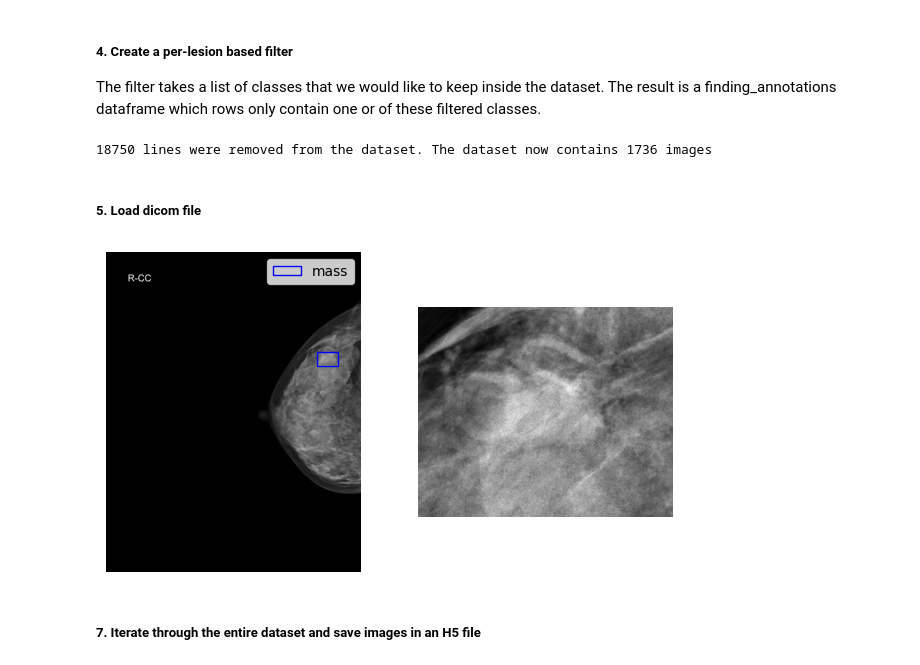
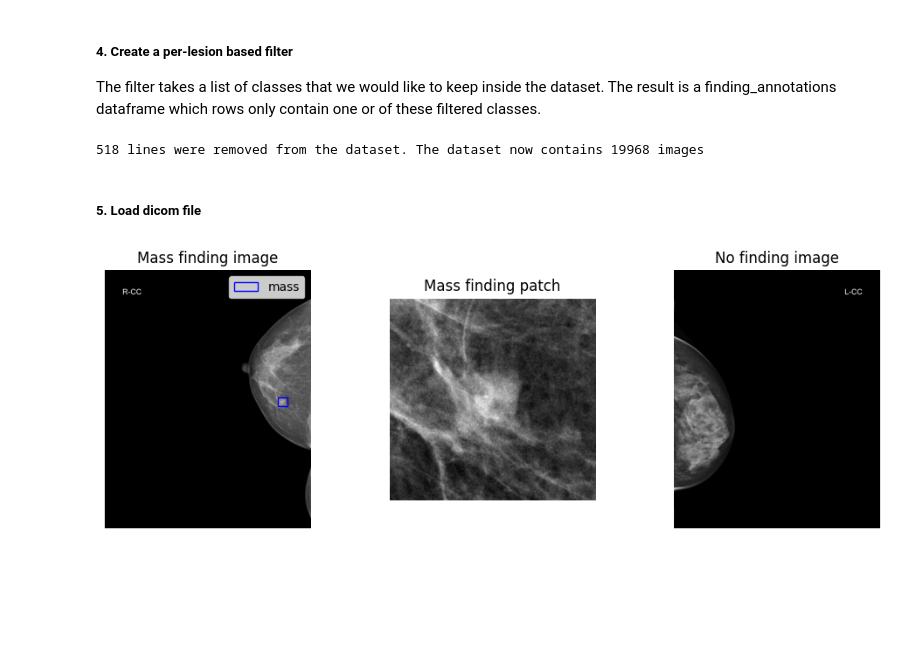
Before and after one commit to KP-AROB/AROB-VINDR, a Jupyter notebook: playground.ipynb, the cells around one changed output. Cells and saved outputs as stored; diff of their text form; code cells hidden in the pictures; blank space fills up the shorter version.

```diff
--- a/playground.ipynb
+++ b/playground.ipynb
@@ -146,7 +147,7 @@ All studies have defined finding categories, continuing ...
 The filter takes a list of classes that we would like to keep inside the dataset.
 The result is a finding_annotations dataframe which rows only contain one or of these filtered classes.
 # %%
-class_list = ['mass', 'suspicious_calcification', 'suspicious_lymph_node']
+class_list = ['mass', 'suspicious_calcification', 'suspicious_lymph_node', 'no_finding']
 
 def contains_all_classes(category_list, class_list):
     return any(cls in category_list for cls in class_list)
@@ -166,7 +167,7 @@ def replace_categories(df, column, target_categories):
 
 df_find = replace_categories(df_find, 'finding_categories', class_list)
 # %% [output]
-18750 lines were removed from the dataset. The dataset now contains 1736 images
+518 lines were removed from the dataset. The dataset now contains 19968 images
 # %% [markdown]
 ##### 5. Load dicom file
 # %%
@@ -192,33 +193,44 @@ def extract_patch(image, xmin, xmax, ymin, ymax, padding=100):
     ymin = max(0, ymin - padding)
     xmin = max(0, xmin - padding)
     ymax = min(image.shape[0], ymax + padding)
     xmax = min(image.shape[1], xmax + padding)
     return image[ymin:ymax, xmin:xmax]
 
 
-sample = df_find.iloc[29]
+sample = df_find[df_find['finding_categories'] == "mass"].iloc[0]
 sample_path = os.path.join(data_dir, 'images', sample['study_id'], sample['image_id'] + '.dicom')
 sample_img = load_dicom_image(sample_path)
+
+no_finding_sample = df_find[df_find['finding_categories'] == "no_finding"].iloc[0]
+no_finding_path = os.path.join(data_dir, 'images', no_finding_sample['study_id'], no_finding_sample['image_id'] + '.dicom')
+no_finding_img = load_dicom_image(no_finding_path)
 
 xmin, xmax = int(sample['xmin']), int(sample['xmax'])
 ymin, ymax = int(sample['ymin']), int(sample['ymax'])
 bbox_width = xmax - xmin
 bbox_height = ymax - ymin
 
 patch = extract_patch(sample_img, xmin, xmax, ymin, ymax)
 
-fig, ax = plt.subplots(1, 2)
+fig, ax = plt.subplots(1, 3)
 fig.tight_layout()
+fig.set_size_inches(10, 5)
 
 ax[0].imshow(sample_img, cmap='gray')
 rect = patches.Rectangle((xmin, ymin), bbox_width, bbox_height, linewidth=1, edgecolor='b', label=sample['finding_categories'], facecolor='none')
 ax[0].add_patch(rect)
 ax[0].legend()
+ax[0].set_title('Mass finding image')
 ax[0].axis('off')
 
 ax[1].imshow(patch, cmap='gray')
+ax[1].set_title('Mass finding patch')
 ax[1].axis('off')
 
+ax[2].imshow(no_finding_img, cmap='gray')
+ax[2].set_title('No finding image')
+ax[2].axis('off')
+
 plt.show()
 # %% [output]
-[figure, old version]
+[figure, new version]
@@ -233,2 +236,0 @@ resized_image = cv2.resize(
-# %% [markdown]
-##### 7. Iterate through the entire dataset and save images in an H5 file
```
Also changed, not shown: parts of 4 cells of this notebook, 3 other files.
